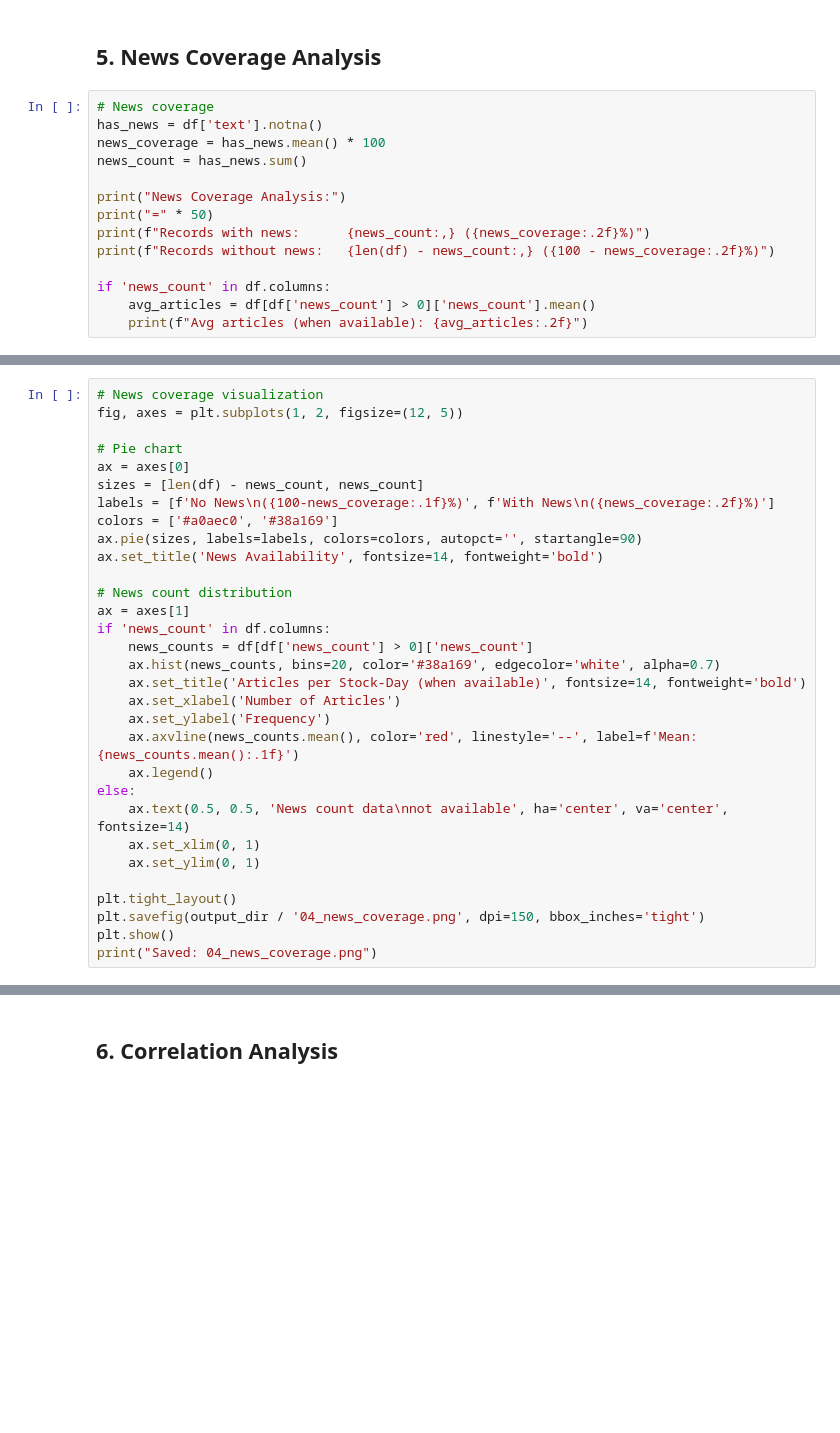
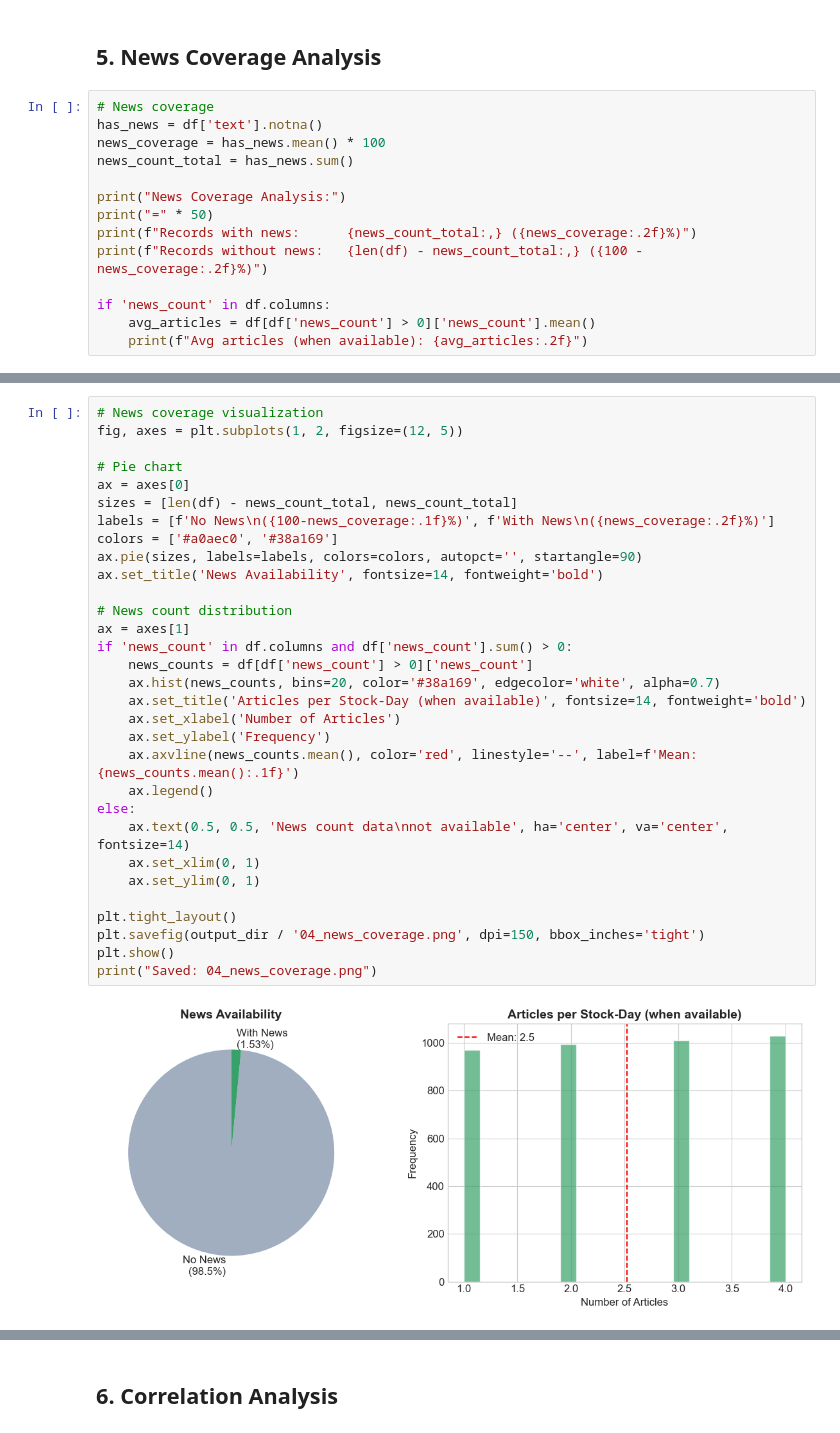
Before and after one commit to harsh5559/DSC288_Capstone, a Jupyter notebook: notebooks/01_EDA.ipynb, the cells around one changed output, grey strips where cells are left out. Cells and saved outputs as stored; diff of their text form; blank space fills up the shorter version.

```diff
--- a/notebooks/01_EDA.ipynb
+++ b/notebooks/01_EDA.ipynb
@@ -271,12 +464,12 @@ print(f"{'Total':<10} {len(df):>15,} {'100.0':>14}%")
 # News coverage
 has_news = df['text'].notna()
 news_coverage = has_news.mean() * 100
-news_count = has_news.sum()
+news_count_total = has_news.sum()
 
 print("News Coverage Analysis:")
 print("=" * 50)
-print(f"Records with news:      {news_count:,} ({news_coverage:.2f}%)")
-print(f"Records without news:   {len(df) - news_count:,} ({100 - news_coverage:.2f}%)")
+print(f"Records with news:      {news_count_total:,} ({news_coverage:.2f}%)")
+print(f"Records without news:   {len(df) - news_count_total:,} ({100 - news_coverage:.2f}%)")
 
 if 'news_count' in df.columns:
     avg_articles = df[df['news_count'] > 0]['news_count'].mean()
@@ -284,31 +483,33 @@ if 'news_count' in df.columns:
 # %%
 # News coverage visualization
 fig, axes = plt.subplots(1, 2, figsize=(12, 5))
 
 # Pie chart
 ax = axes[0]
-sizes = [len(df) - news_count, news_count]
+sizes = [len(df) - news_count_total, news_count_total]
 labels = [f'No News\n({100-news_coverage:.1f}%)', f'With News\n({news_coverage:.2f}%)']
 colors = ['#a0aec0', '#38a169']
 ax.pie(sizes, labels=labels, colors=colors, autopct='', startangle=90)
 ax.set_title('News Availability', fontsize=14, fontweight='bold')
 
 # News count distribution
 ax = axes[1]
-if 'news_count' in df.columns:
+if 'news_count' in df.columns and df['news_count'].sum() > 0:
     news_counts = df[df['news_count'] > 0]['news_count']
     ax.hist(news_counts, bins=20, color='#38a169', edgecolor='white', alpha=0.7)
     ax.set_title('Articles per Stock-Day (when available)', fontsize=14, fontweight='bold')
     ax.set_xlabel('Number of Articles')
     ax.set_ylabel('Frequency')
     ax.axvline(news_counts.mean(), color='red', linestyle='--', label=f'Mean: {news_counts.mean():.1f}')
     ax.legend()
 else:
     ax.text(0.5, 0.5, 'News count data\nnot available', ha='center', va='center', fontsize=14)
     ax.set_xlim(0, 1)
     ax.set_ylim(0, 1)
 
 plt.tight_layout()
 plt.savefig(output_dir / '04_news_coverage.png', dpi=150, bbox_inches='tight')
 plt.show()
 print("Saved: 04_news_coverage.png")
+# %% [output]
+[figure, added]
```
Also changed, not shown: parts of 34 cells of this notebook, 9 other files.
